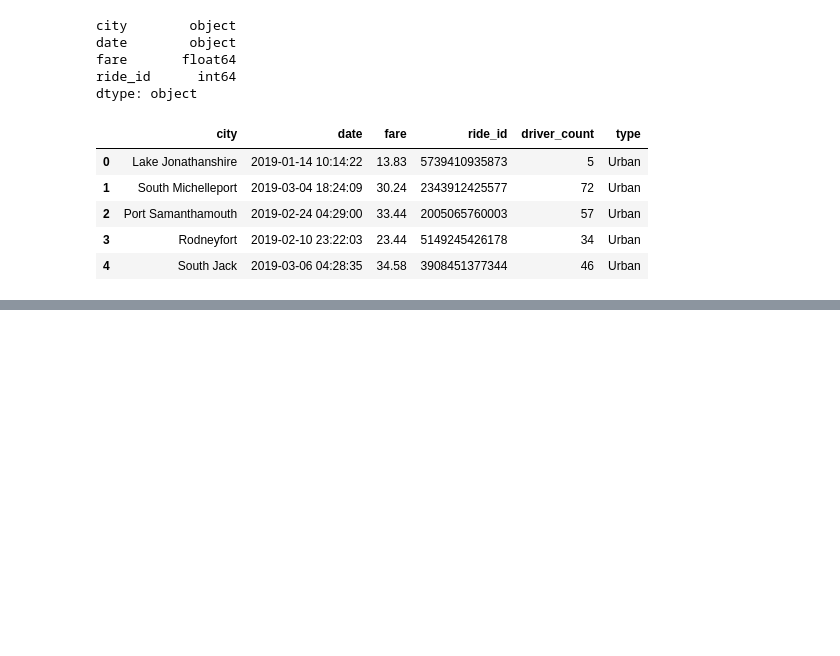
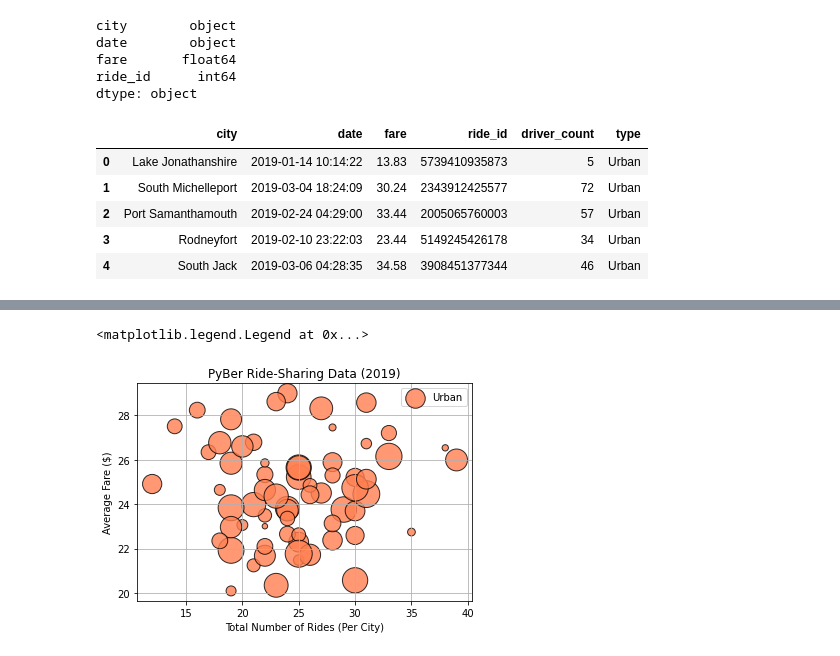
Before and after one commit to mbugyis/PyBer_Analysis, a Jupyter notebook: PyBer.ipynb, the cells around one changed output, grey strips where cells are left out. Saved outputs shown, nothing was run; the diff lists cells and outputs as text; code cells hidden in the pictures; blank space fills up the shorter version.

Commit message:
scatter plot by city and added analysis/ folder

```diff
--- a/PyBer.ipynb
+++ b/PyBer.ipynb
@@ -109,3 +109,7 @@ pyber_data_df.head()
 | 2 | Port Samanthamouth | 2019-02-24 04:29:00 | 33.44 | 2005065760003 | 57 | Urban |
 | 3 | Rodneyfort | 2019-02-10 23:22:03 | 23.44 | 5149245426178 | 34 | Urban |
 | 4 | South Jack | 2019-03-06 04:28:35 | 34.58 | 3908451377344 | 46 | Urban |
+# %%
+# Create the Urban city DataFram
+urban_cities_df = pyber_data_df[pyber_data_df["type"] == "Urban"]
+urban_cities_df.head()
@@ -111,0 +129,5 @@ pyber_data_df.head()
+# %%
+urban_average_fare = urban_cities_df.groupby(["city"]).mean()["fare"]
+suburban_average_fare = suburban_cities_df.groupby(["city"]).mean()["fare"]
+rural_average_fare = rural_cities_df.groupby(["city"]).mean()["fare"]
+rural_average_fare
@@ -111,0 +155,5 @@ pyber_data_df.head()
+# %%
+urban_ride_count = urban_cities_df.groupby(["city"]).count()["ride_id"]
+suburban_ride_count = suburban_cities_df.groupby(["city"]).count()["ride_id"]
+rural_ride_count = rural_cities_df.groupby(["city"]).count()["ride_id"]
+suburban_ride_count
@@ -111,0 +178,5 @@ pyber_data_df.head()
+# %%
+urban_driver_count = urban_cities_df.groupby(["city"]).mean()["driver_count"]
+suburban_driver_count = suburban_cities_df.groupby(["city"]).mean()["driver_count"]
+rural_driver_count = rural_cities_df.groupby(["city"]).mean()["driver_count"]
+urban_driver_count
@@ -111,0 +197,16 @@ pyber_data_df.head()
+# %%
+# Create scatter plot for urban city
+plt.scatter(urban_ride_count,
+            urban_average_fare,
+            s=10*urban_driver_count, c='coral',
+           edgecolor="black", linewidths=1,
+           alpha=0.8, label="Urban")
+plt.title("PyBer Ride-Sharing Data (2019)")
+plt.ylabel("Average Fare ($)")
+plt.xlabel("Total Number of Rides (Per City)")
+plt.grid(True)
+# Add the legend.
+plt.legend()
+# %% [output]
+<matplotlib.legend.Legend at 0x...>
+[figure, added]
```
Also changed, not shown: parts of 10 cells of this notebook, 1 other file.
